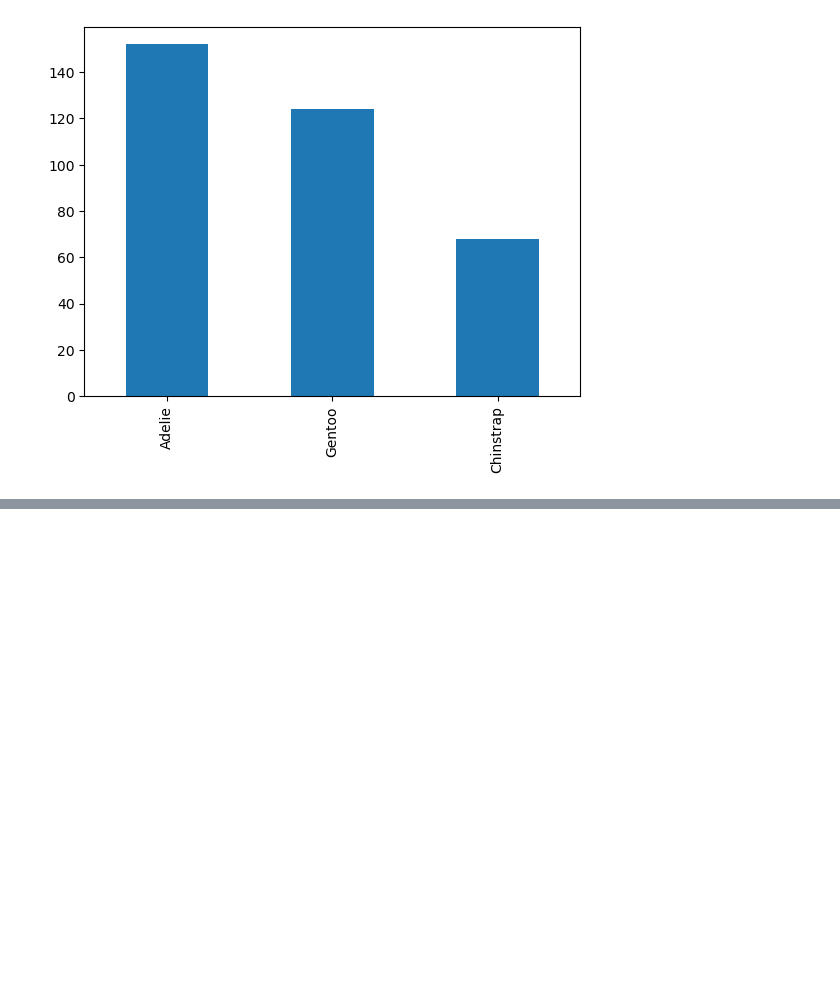
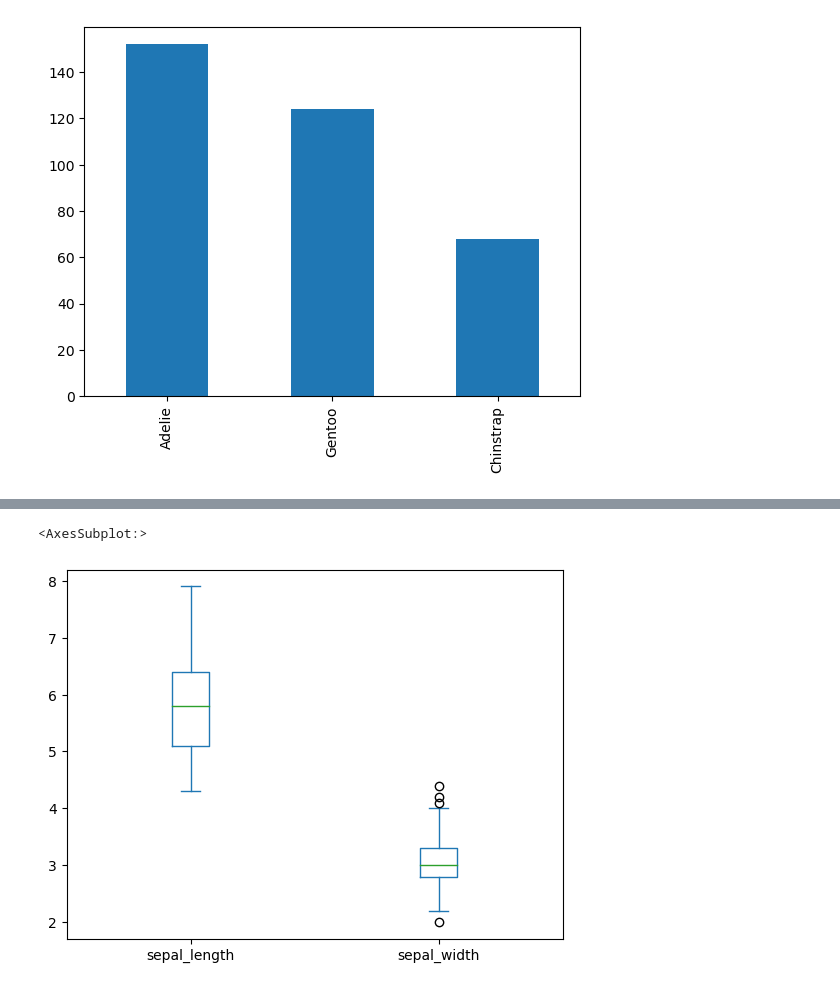
Before and after one commit to Crovvyboi/Data-Science, a Jupyter notebook: Tutorials/Tutorial 1.ipynb, the cells around one changed output, grey strips where cells are left out. Saved outputs shown, nothing was run; the diff lists cells and outputs as text; code cells hidden in the pictures; blank space fills up the shorter version.

```diff
--- a/Tutorials/Tutorial 1.ipynb
+++ b/Tutorials/Tutorial 1.ipynb
@@ -98,0 +139,5 @@ penguins["species"].value_counts().plot(kind="bar")
+# %%
+iris[columns].plot(kind='box')
+# %% [output]
+<AxesSubplot:>
+[figure, added]
```
Also changed, not shown: parts of 9 cells of this notebook, 3 other files.
